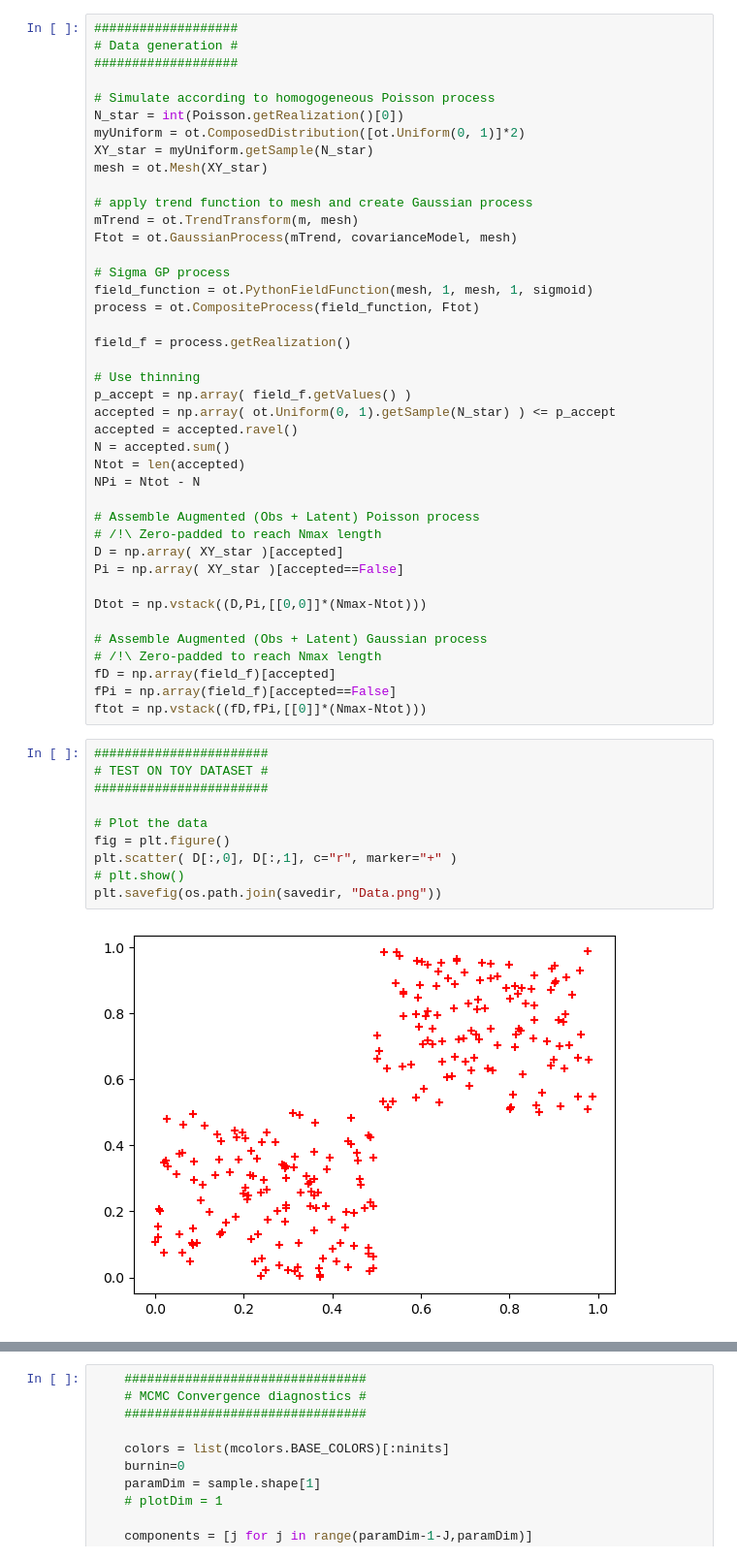
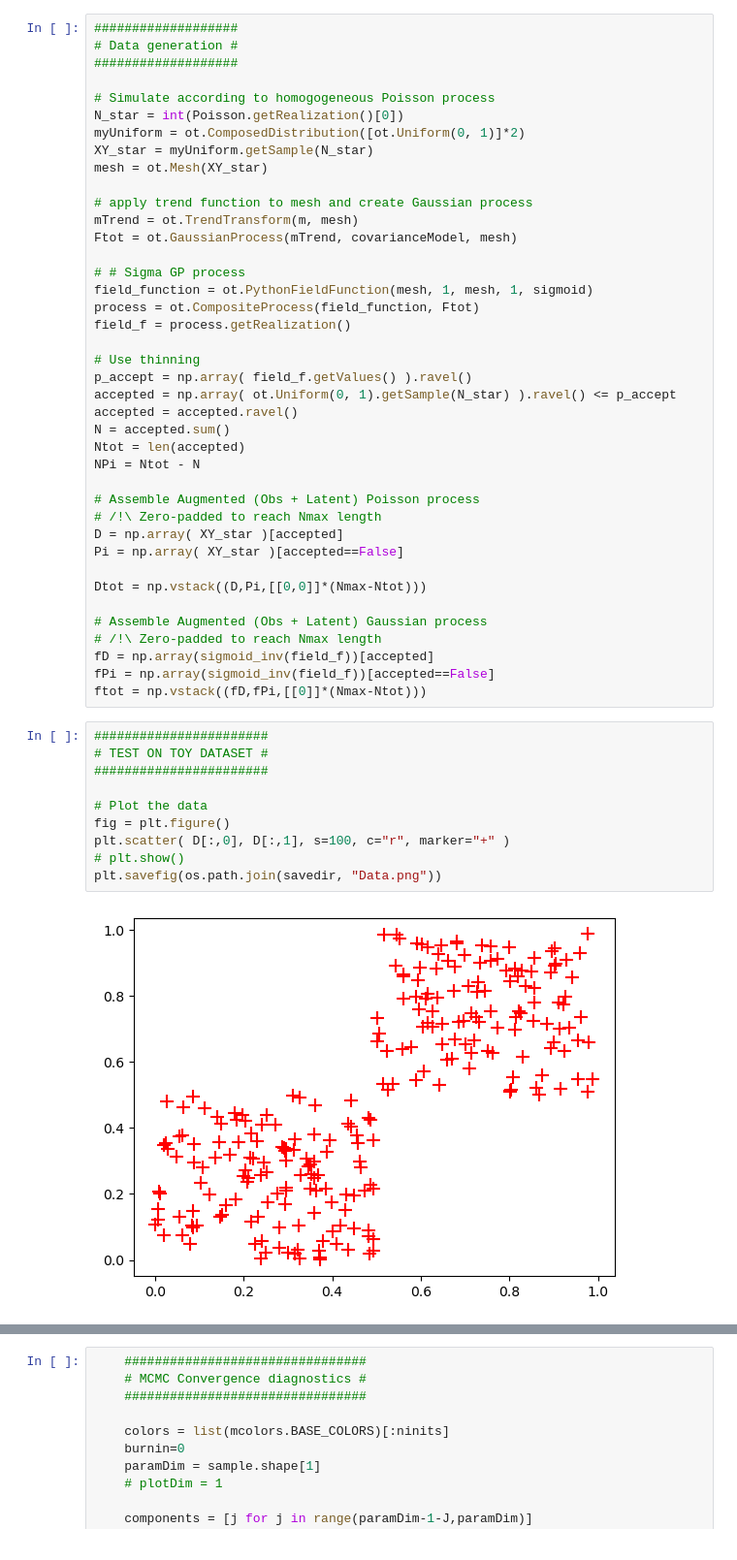
Before and after one commit to IbraSey/phdseydi, a Jupyter notebook: Code Gibbs GPETAS/SIGMA_GP_Poisson_Process.ipynb, the cells around one changed output, grey strips where cells are left out. Shown at 97% size. Drawn from its saved outputs; the diff is of its cells as text.

Commit message:
debugged SIGMA_GP_PP_Gibbs.py and SIGMA_GP_Poisson_Process.ipynb

```diff
--- a/Code Gibbs GPETAS/SIGMA_GP_Poisson_Process.ipynb
+++ b/Code Gibbs GPETAS/SIGMA_GP_Poisson_Process.ipynb
@@ -75,15 +72,14 @@ mesh = ot.Mesh(XY_star)
 mTrend = ot.TrendTransform(m, mesh)
 Ftot = ot.GaussianProcess(mTrend, covarianceModel, mesh)
 
-# Sigma GP process
+# # Sigma GP process
 field_function = ot.PythonFieldFunction(mesh, 1, mesh, 1, sigmoid)
 process = ot.CompositeProcess(field_function, Ftot)
-
 field_f = process.getRealization()
 
 # Use thinning
-p_accept = np.array( field_f.getValues() )
-accepted = np.array( ot.Uniform(0, 1).getSample(N_star) ) <= p_accept
+p_accept = np.array( field_f.getValues() ).ravel()
+accepted = np.array( ot.Uniform(0, 1).getSample(N_star) ).ravel() <= p_accept
 accepted = accepted.ravel()
 N = accepted.sum()
 Ntot = len(accepted)
@@ -98,21 +94,21 @@ Dtot = np.vstack((D,Pi,[[0,0]]*(Nmax-Ntot)))
 
 # Assemble Augmented (Obs + Latent) Gaussian process
 # /!\ Zero-padded to reach Nmax length
-fD = np.array(field_f)[accepted]
-fPi = np.array(field_f)[accepted==False]
+fD = np.array(sigmoid_inv(field_f))[accepted]
+fPi = np.array(sigmoid_inv(field_f))[accepted==False]
 ftot = np.vstack((fD,fPi,[[0]]*(Nmax-Ntot)))
 # %%
 #######################
 # TEST ON TOY DATASET #
 #######################
 
 # Plot the data
 fig = plt.figure()
-plt.scatter( D[:,0], D[:,1], c="r", marker="+" )
+plt.scatter( D[:,0], D[:,1], s=100, c="r", marker="+" )
 # plt.show()
 plt.savefig(os.path.join(savedir, "Data.png"))
 # %% [output]
-[figure, old version]
+[figure, new version]
 # %%
 ###################
 # MCMC parameters #
```
Also changed, not shown: parts of 6 cells of this notebook, 1 other file.
